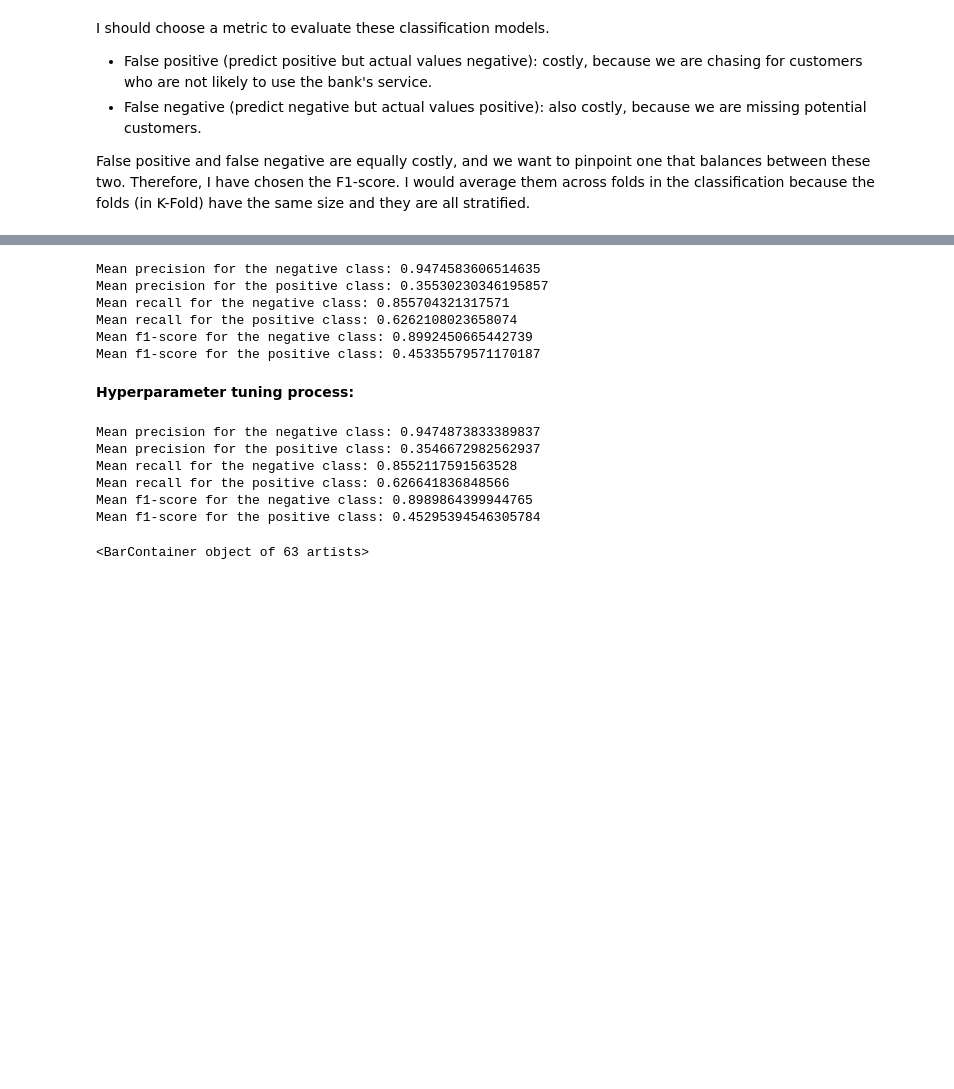
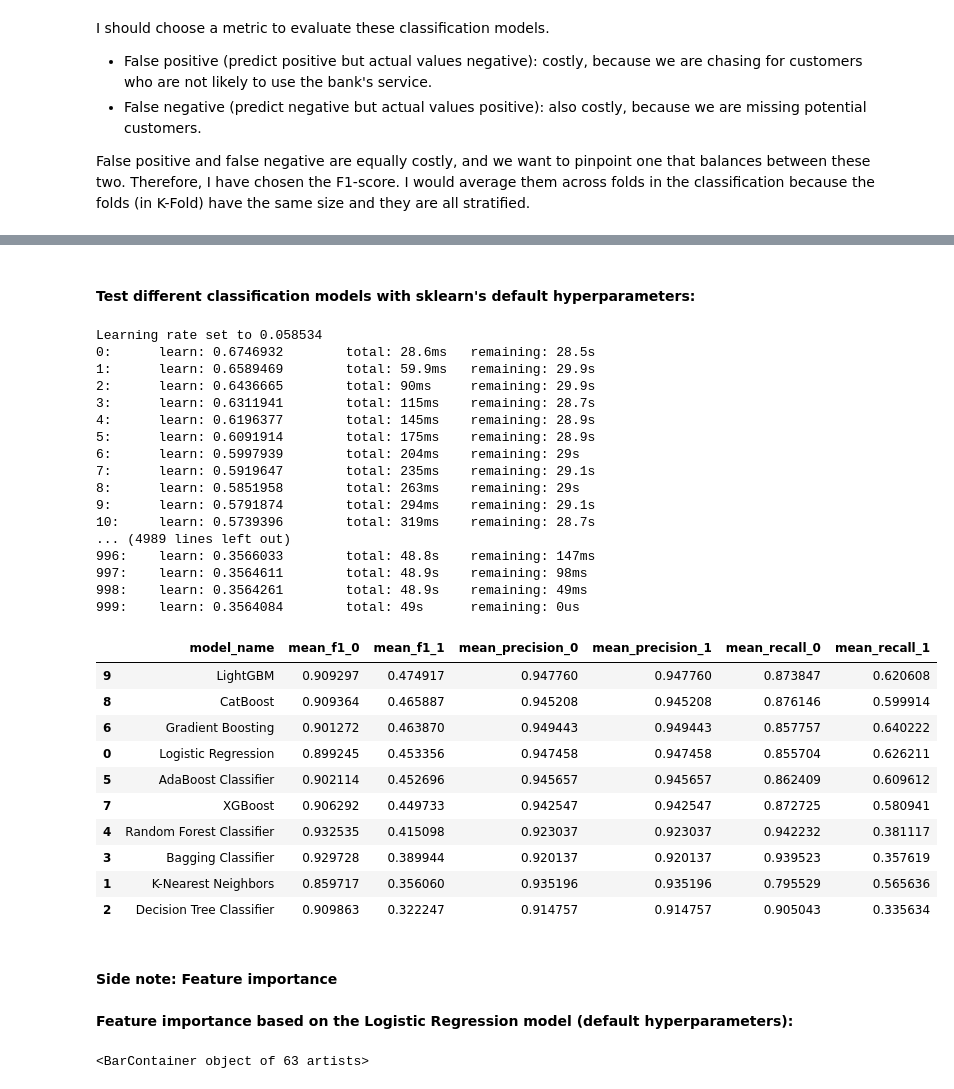
Before and after one commit to thaianle/bank-marketing, a Jupyter notebook: bank-marketing.ipynb, the cells around one changed output, grey strips where cells are left out. Drawn from its saved outputs; the diff is of its cells as text; code cells hidden in the pictures; blank space fills up the shorter version.

```diff
--- a/bank-marketing.ipynb
+++ b/bank-marketing.ipynb
@@ -590,27 +543,0 @@ def print_output(model):
-# %%
-logreg = LogisticRegression(random_state = my_seed)
-print_output(logreg)
-# %% [output]
-Mean precision for the negative class: 0.9474583606514635
-Mean precision for the positive class: 0.35530230346195857
-Mean recall for the negative class: 0.855704321317571
-Mean recall for the positive class: 0.6262108023658074
-Mean f1-score for the negative class: 0.8992450665442739
-Mean f1-score for the positive class: 0.45335579571170187
-# %% [markdown]
-**Hyperparameter tuning process:**
-# %%
-logreg_param = {'penalty': ['l2'], 'C': [0.1, 0.3, 1, 3, 10],
-                'max_iter': [100, 300, 1000, 3000, 10000]}
-
-logreg_tuned = LogisticRegression(random_state = my_seed, n_jobs = -1)
-logreg_cv = GridSearchCV(logreg_tuned, param_grid = logreg_param, cv = stratified_kf)
-
-print_output(logreg_cv)
-# %% [output]
-Mean precision for the negative class: 0.9474873833389837
-Mean precision for the positive class: 0.3546672982562937
-Mean recall for the negative class: 0.8552117591563528
-Mean recall for the positive class: 0.626641836848566
-Mean f1-score for the negative class: 0.8989864399944765
-Mean f1-score for the positive class: 0.45295394546305784
@@ -617 +588,51 @@ Mean f1-score for the positive class: 0.45295394546305784
+# %% [markdown]
+#### Test different classification models with sklearn's default hyperparameters:
+# %%
+model_list = [('Logistic Regression', LogisticRegression(random_state = my_seed)),
+              ('K-Nearest Neighbors', KNeighborsClassifier()), # this model has no random_state
+              ('Decision Tree Classifier', DecisionTreeClassifier(random_state = my_seed)),
+              ('Bagging Classifier', BaggingClassifier(random_state = my_seed)),
+              ('Random Forest Classifier', RandomForestClassifier(random_state = my_seed)),
+              ('AdaBoost Classifier', AdaBoostClassifier(random_state = my_seed)),
+              ('Gradient Boosting', GradientBoostingClassifier(random_state = my_seed)),
+              ('XGBoost', xgb.XGBClassifier(random_state = my_seed)),
+              ('CatBoost', CatBoostClassifier(random_state = my_seed)),
+              ('LightGBM', lgb.LGBMClassifier(random_state = my_seed, verbose = -1))] # suppress LightGBM updates on its learning process
+
+entire_results = pd.concat([result_table(model_name, model) for model_name, model in model_list], ignore_index = True)
+entire_results = entire_results.sort_values('mean_f1_1', ascending = False)
+entire_results
+# %% [output]
+Learning rate set to 0.058534
+0:      learn: 0.6746932        total: 28.6ms   remaining: 28.5s
+1:      learn: 0.6589469        total: 59.9ms   remaining: 29.9s
+2:      learn: 0.6436665        total: 90ms     remaining: 29.9s
+3:      learn: 0.6311941        total: 115ms    remaining: 28.7s
+4:      learn: 0.6196377        total: 145ms    remaining: 28.9s
+5:      learn: 0.6091914        total: 175ms    remaining: 28.9s
+6:      learn: 0.5997939        total: 204ms    remaining: 29s
+7:      learn: 0.5919647        total: 235ms    remaining: 29.1s
+8:      learn: 0.5851958        total: 263ms    remaining: 29s
+9:      learn: 0.5791874        total: 294ms    remaining: 29.1s
+10:     learn: 0.5739396        total: 319ms    remaining: 28.7s
+... (4989 lines left out)
+996:    learn: 0.3566033        total: 48.8s    remaining: 147ms
+997:    learn: 0.3564611        total: 48.9s    remaining: 98ms
+998:    learn: 0.3564261        total: 48.9s    remaining: 49ms
+999:    learn: 0.3564084        total: 49s      remaining: 0us
+|  | model_name | mean_f1_0 | mean_f1_1 | mean_precision_0 | mean_precision_1 | mean_recall_0 | mean_recall_1 |
+| 9 | LightGBM | 0.909297 | 0.474917 | 0.947760 | 0.947760 | 0.873847 | 0.620608 |
+| 8 | CatBoost | 0.909364 | 0.465887 | 0.945208 | 0.945208 | 0.876146 | 0.599914 |
+| 6 | Gradient Boosting | 0.901272 | 0.463870 | 0.949443 | 0.949443 | 0.857757 | 0.640222 |
+| 0 | Logistic Regression | 0.899245 | 0.453356 | 0.947458 | 0.947458 | 0.855704 | 0.626211 |
+| 5 | AdaBoost Classifier | 0.902114 | 0.452696 | 0.945657 | 0.945657 | 0.862409 | 0.609612 |
+| 7 | XGBoost | 0.906292 | 0.449733 | 0.942547 | 0.942547 | 0.872725 | 0.580941 |
+| 4 | Random Forest Classifier | 0.932535 | 0.415098 | 0.923037 | 0.923037 | 0.942232 | 0.381117 |
+| 3 | Bagging Classifier | 0.929728 | 0.389944 | 0.920137 | 0.920137 | 0.939523 | 0.357619 |
+| 1 | K-Nearest Neighbors | 0.859717 | 0.356060 | 0.935196 | 0.935196 | 0.795529 | 0.565636 |
+| 2 | Decision Tree Classifier | 0.909863 | 0.322247 | 0.914757 | 0.914757 | 0.905043 | 0.335634 |
+# %% [markdown]
+#### Side note: Feature importance
+# %% [markdown]
+**Feature importance based on the Logistic Regression model (default hyperparameters):**
 # %%
```
Also changed, not shown: parts of 16 cells of this notebook, 4 other files.
